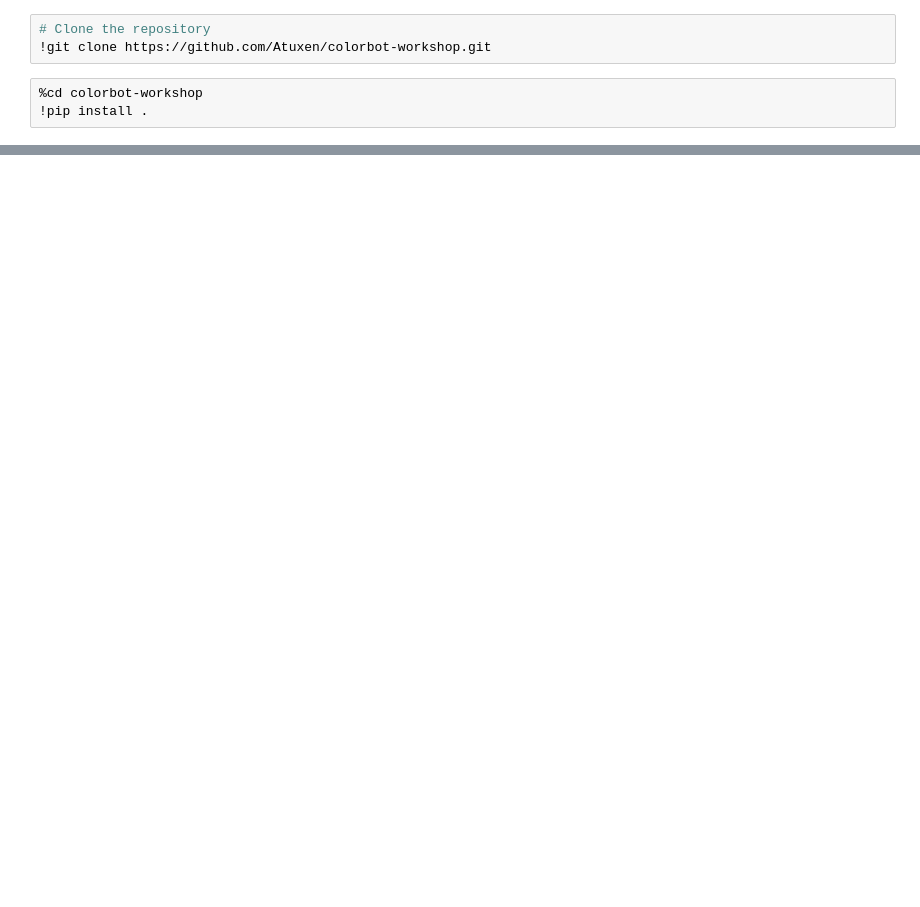
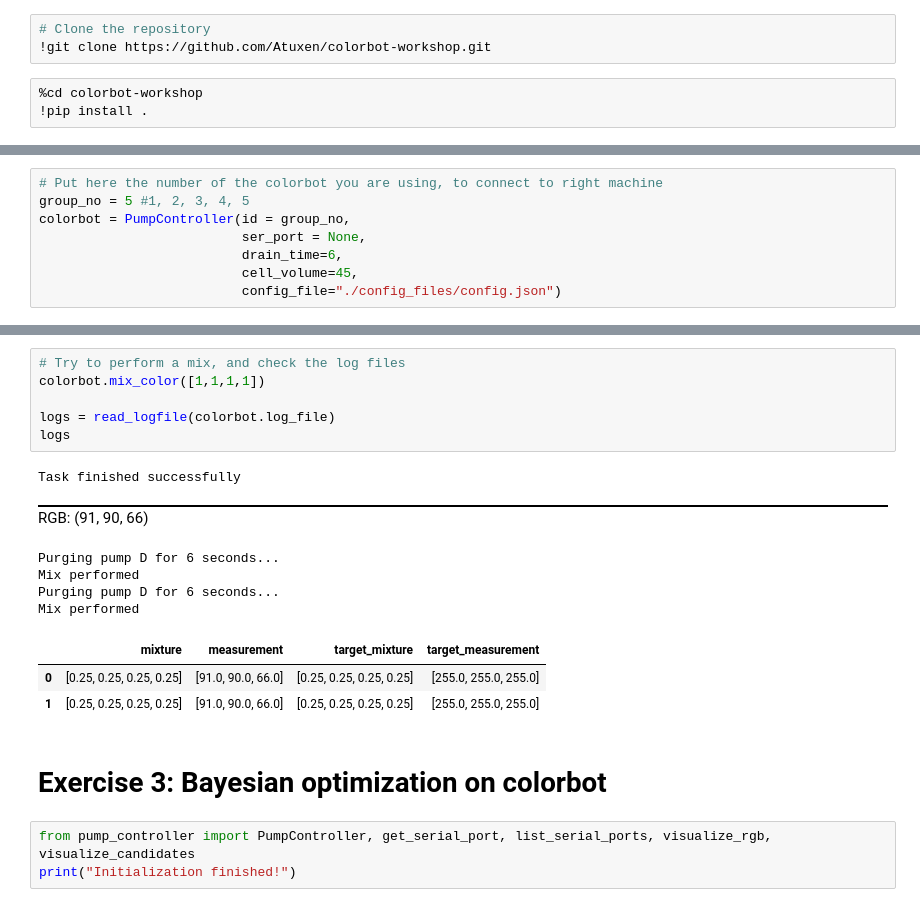
Before and after one commit to Atuxen/colorbot-workshop, a Jupyter notebook: capex-workshop.ipynb, the cells around one changed output, grey strips where cells are left out. Cells and saved outputs as stored; diff of their text form; blank space fills up the shorter version.

```diff
--- a/capex-workshop.ipynb
+++ b/capex-workshop.ipynb
@@ -16,0 +253,8 @@ colorbot = PumpController(ser_port = None, drain_time=6, cell_volume=70, config_
+# %%
+# Put here the number of the colorbot you are using, to connect to right machine
+group_no = 5 #1, 2, 3, 4, 5
+colorbot = PumpController(id = group_no,
+                          ser_port = None,
+                          drain_time=6,
+                          cell_volume=45,
+                          config_file="./config_files/config.json")
@@ -115,0 +345,21 @@ plt.imshow(np.array([[color,target]], dtype=np.uint8))
+# %%
+# Try to perform a mix, and check the log files
+colorbot.mix_color([1,1,1,1])
+
+logs = read_logfile(colorbot.log_file)
+logs
+# %% [output]
+Task finished successfully
+RGB: (91, 90, 66)
+Purging pump D for 6 seconds...
+Mix performed
+Purging pump D for 6 seconds...
+Mix performed
+|  | mixture | measurement | target_mixture | target_measurement |
+| 0 | [0.25, 0.25, 0.25, 0.25] | [91.0, 90.0, 66.0] | [0.25, 0.25, 0.25, 0.25] | [255.0, 255.0, 255.0] |
+| 1 | [0.25, 0.25, 0.25, 0.25] | [91.0, 90.0, 66.0] | [0.25, 0.25, 0.25, 0.25] | [255.0, 255.0, 255.0] |
+# %% [markdown]
+# Exercise 3: Bayesian optimization on colorbot
+# %%
+from pump_controller import PumpController, get_serial_port, list_serial_ports, visualize_rgb, visualize_candidates
+print("Initialization finished!")
```
Also changed, not shown: parts of 81 cells of this notebook, 4 other files.
